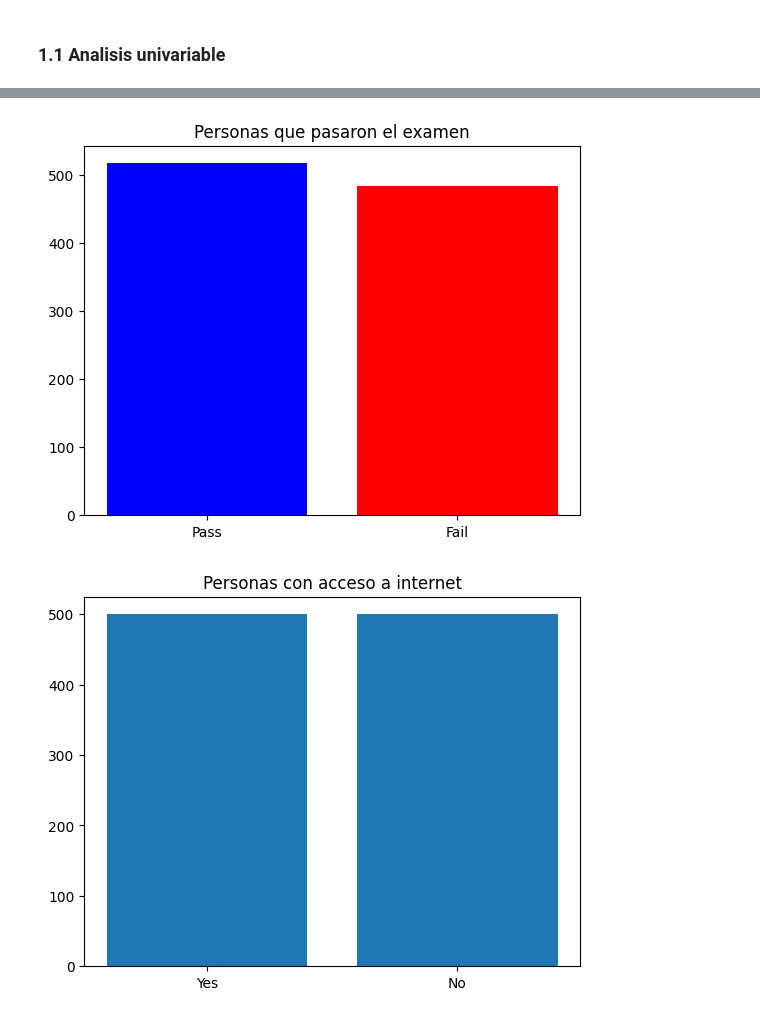
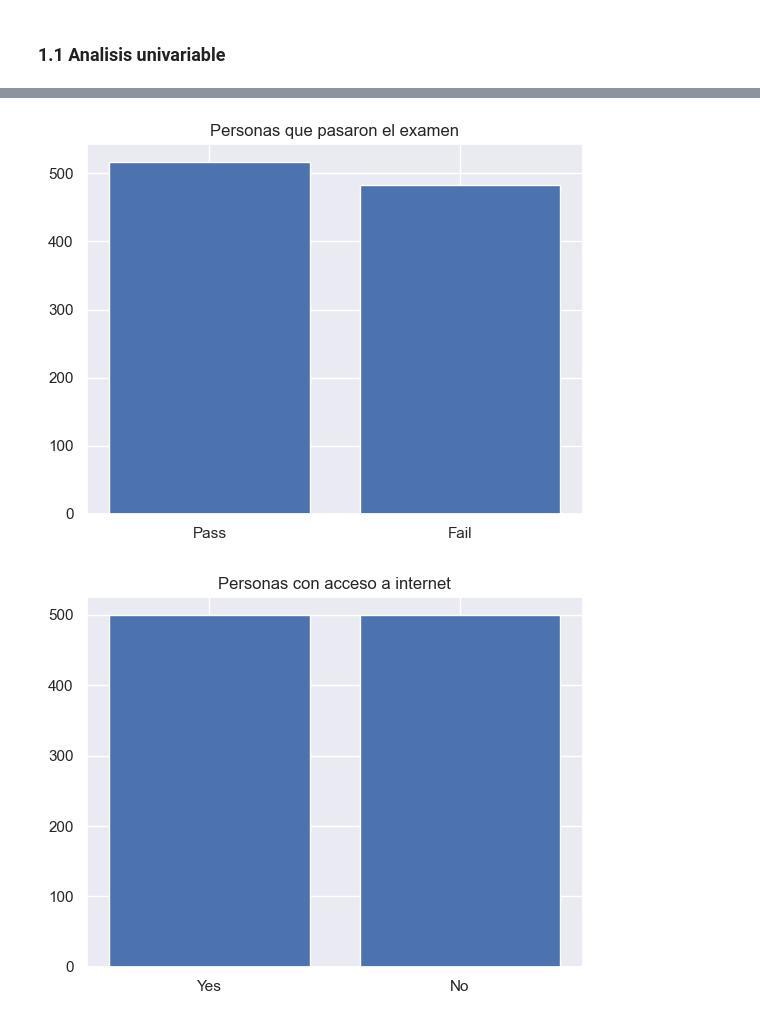
Before and after one commit to AidamZzzZ/student_academic_performance, a Jupyter notebook: notebooks/01.eda.ipynb, the cells around one changed output, grey strips where cells are left out. Saved outputs shown, nothing was run; the diff lists cells and outputs as text; code cells hidden in the pictures.

```diff
--- a/notebooks/01.eda.ipynb
+++ b/notebooks/01.eda.ipynb
@@ -1,4 +1,9 @@
 # %%
+%pip install seaborn --quiet
+
 import numpy as np
 import pandas as pd
+import seaborn as sns
 import matplotlib.pyplot as plt
+
+sns.set_theme()
@@ -134,13 +141,15 @@ plt.show()
 # %%
+# Podemoos  ver que hay mas personas que pasaron el examen de los que fallaron
 categorias = ["Pass", "Fail"]
 values = data[['final_result']].value_counts()
 
-plt.bar(categorias, values, color=['blue', 'red'])
+plt.bar(categorias, values)
 plt.title("Personas que pasaron el examen")
 plt.show()
 # %% [output]
-[figure, old version]
+[figure, new version]
 # %%
+# Entre las personas que tienen y no tienen internet estan bastante equitativos
 categorias = ["Yes", "No"]
 values = data[["internet_access"]].value_counts()
 
@@ -148,5 +157,5 @@ plt.bar(categorias, values)
 plt.title("Personas con acceso a internet")
 plt.show()
 # %% [output]
-[figure, old version]
+[figure, new version]
 # %%
```
Also changed, not shown: parts of 13 cells of this notebook.
